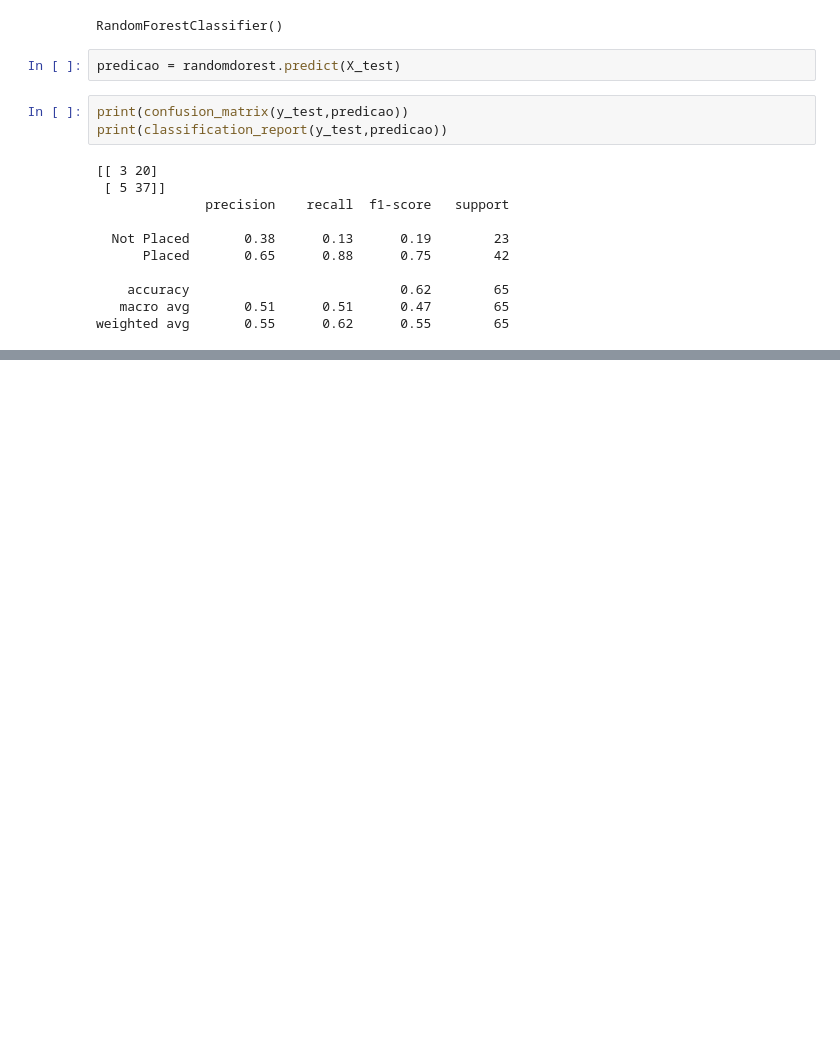
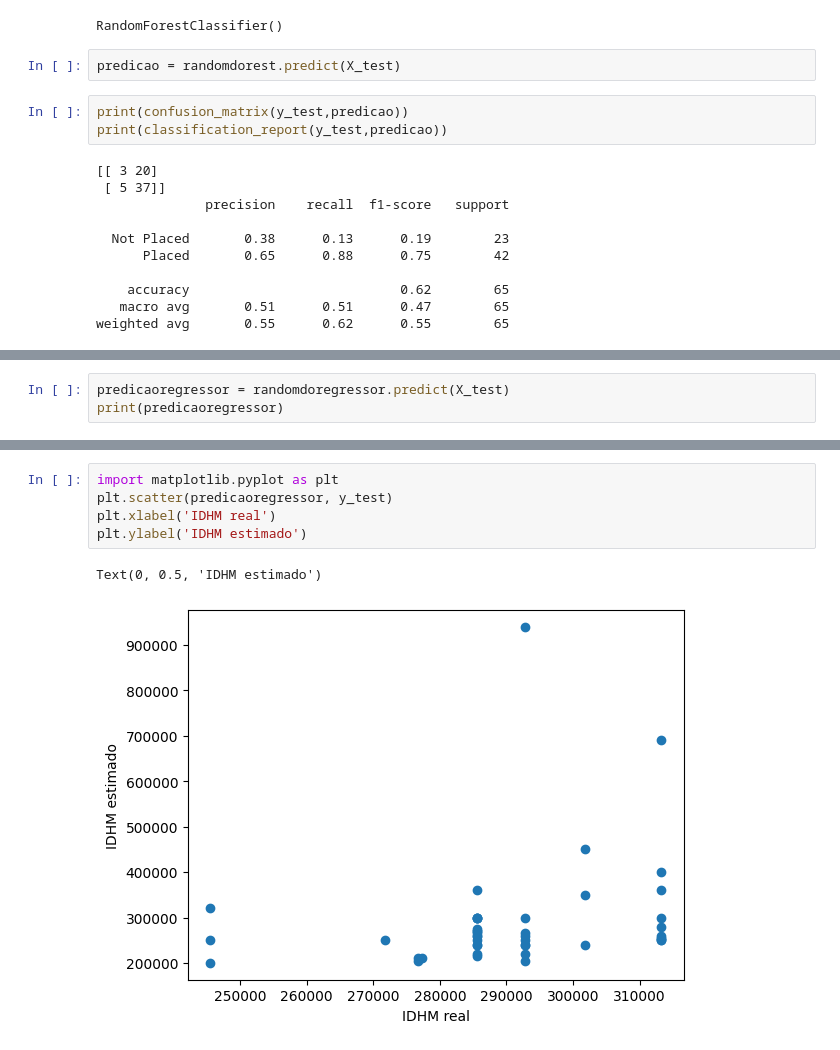
Before and after one commit to IgorJordany/AMDL, a Jupyter notebook: unidade 3/randomforest.ipynb, the cells around one changed output, grey strips where cells are left out. Drawn from its saved outputs; the diff is of its cells as text; blank space fills up the shorter version.

```diff
--- a/unidade 3/randomforest.ipynb
+++ b/unidade 3/randomforest.ipynb
@@ -51,0 +94,3 @@ weighted avg       0.55      0.62      0.55        65
+# %%
+predicaoregressor = randomdoregressor.predict(X_test)
+print(predicaoregressor)
@@ -51,0 +147,8 @@ weighted avg       0.55      0.62      0.55        65
+# %%
+import matplotlib.pyplot as plt
+plt.scatter(predicaoregressor, y_test)
+plt.xlabel('IDHM real')
+plt.ylabel('IDHM estimado')
+# %% [output]
+Text(0, 0.5, 'IDHM estimado')
+[figure, added]
```
Also changed, not shown: parts of 8 cells of this notebook, 1 other file.
